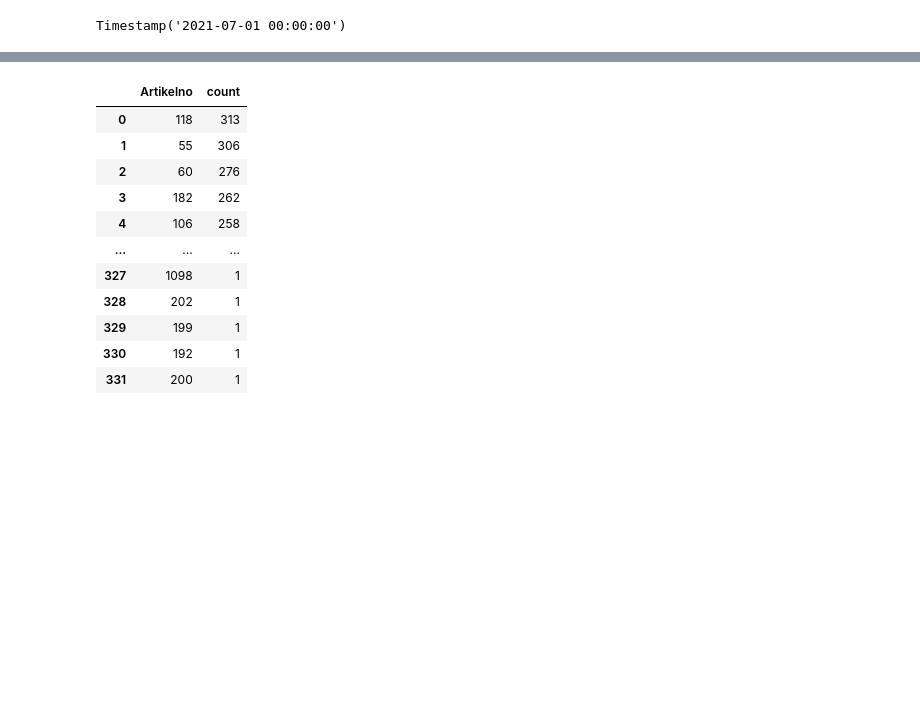
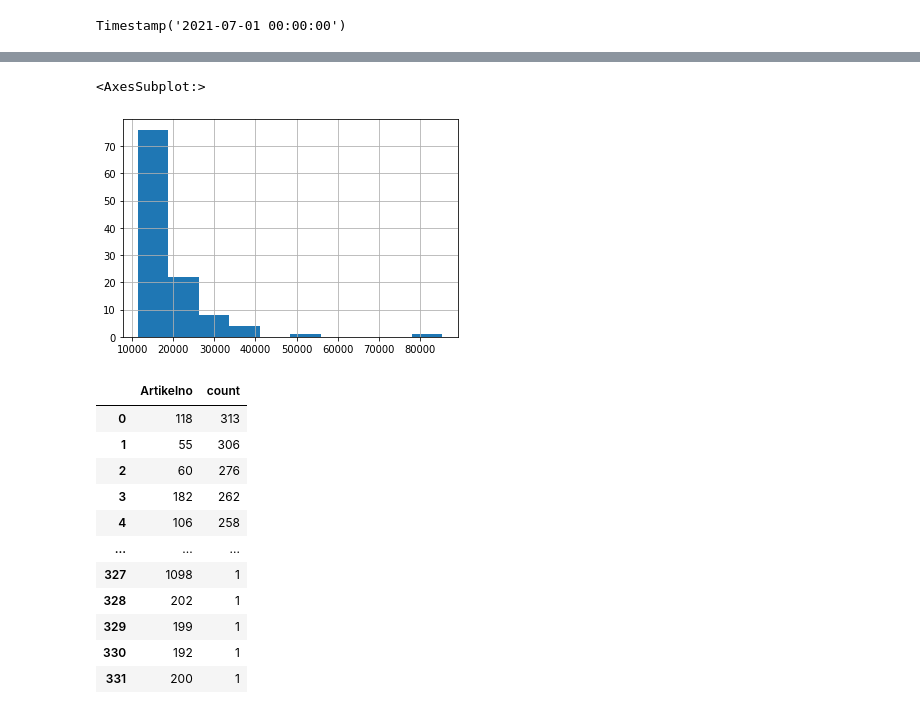
Before and after one commit to KevinLuo41/Layout-Optimizer-ISYE-6202-Project, a Jupyter notebook: Simulator/Simulator.ipynb, the cells around one changed output, grey strips where cells are left out. Drawn from its saved outputs; the diff is of its cells as text; code cells hidden in the pictures; blank space fills up the shorter version.

```diff
--- a/Simulator/Simulator.ipynb
+++ b/Simulator/Simulator.ipynb
@@ -284,3 +315,8 @@ All_prod, A,B,C = ABC(split_method="moves",time_scale=1)
+# %%
+A["Amount"].hist()
+# %% [output]
+<AxesSubplot:>
+[figure, added]
 # %%
 All_prod
 # %% [output]
```
Also changed, not shown: parts of 16 cells of this notebook, 18 other files.
